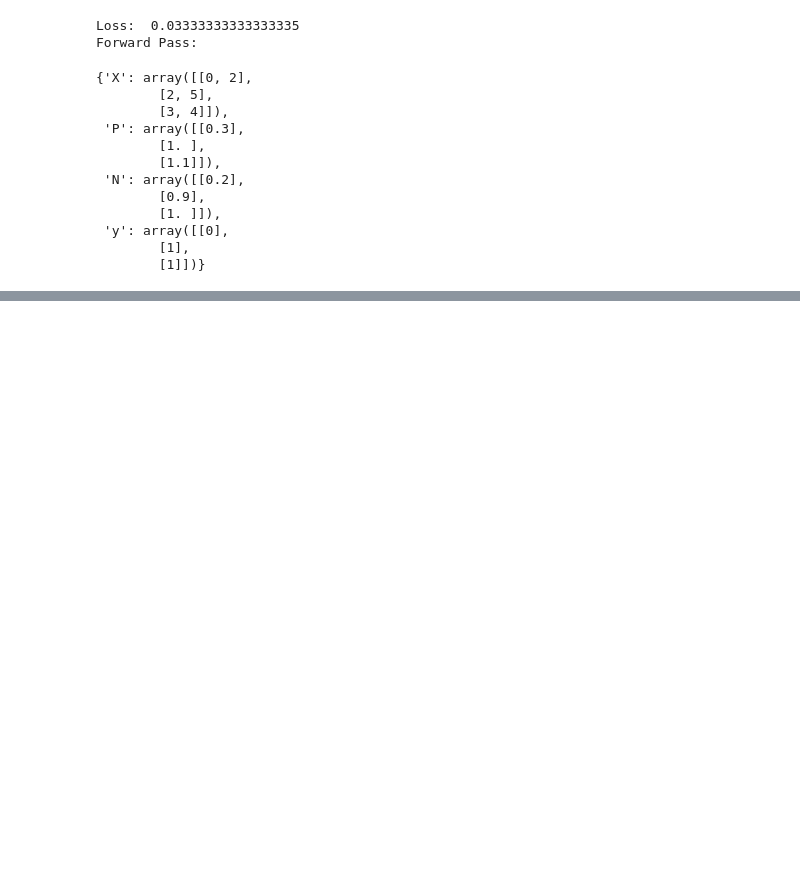
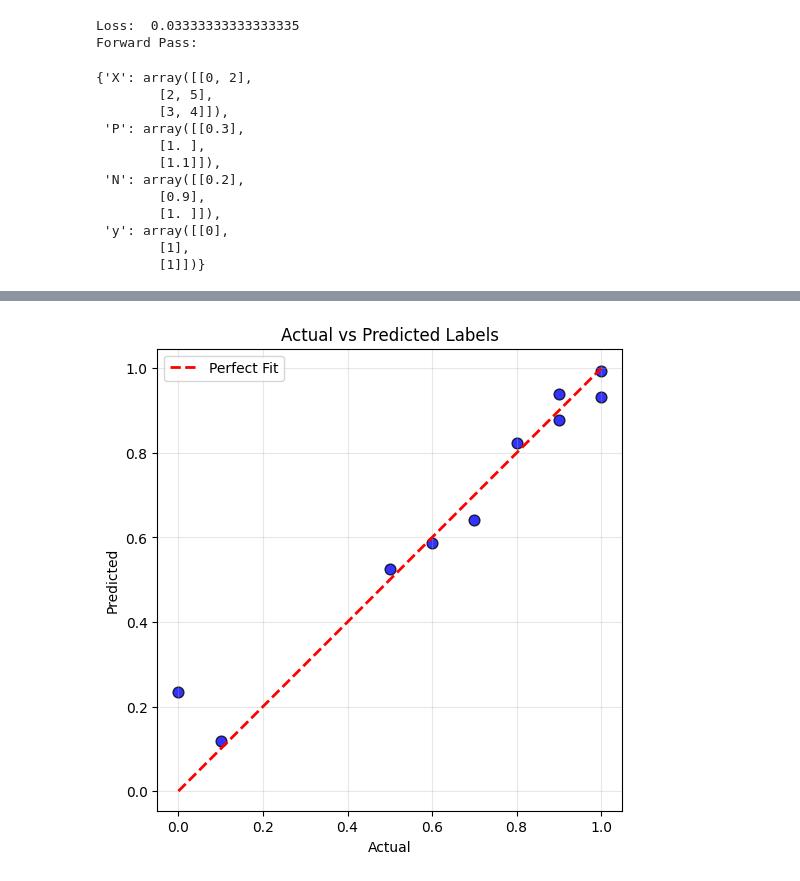
Before and after one commit to sehrishnoreen31/deep-learning-from-scratch, a Jupyter notebook: chp2/01_linear_regression.ipynb, the cells around one changed output, grey strips where cells are left out. Saved outputs shown, nothing was run; the diff lists cells and outputs as text; code cells hidden in the pictures; blank space fills up the shorter version.

```diff
--- a/chp2/01_linear_regression.ipynb
+++ b/chp2/01_linear_regression.ipynb
@@ -104,0 +252,8 @@ display(loss_g)
+# %%
+# predictions with final weights
+weights = train_info['weights']
+W, B = weights['W'], weights['B']
+y_pred = X_train @ W + B
+print('actual vs predicted')
+for pred in zip(y_train, y_pred):
+    print(list(pred))
@@ -104,0 +281,13 @@ display(loss_g)
+# %%
+plt.figure(figsize=(6, 6))
+plt.scatter(y_train, y_pred, color='blue', edgecolor='k', s=60, alpha=0.8)
+plt.plot([y_train.min(), y_train.max()], [y_train.min(), y_train.max()], 'r--', lw=2, label='Perfect Fit')
+plt.xlabel('Actual')
+plt.ylabel('Predicted')
+plt.title('Actual vs Predicted Labels')
+plt.legend()
+plt.grid(True, alpha=0.3)
+plt.axis('equal')
+plt.show()
+# %% [output]
+[figure, added]
```
Also changed, not shown: parts of 8 cells of this notebook, 1 other file.
